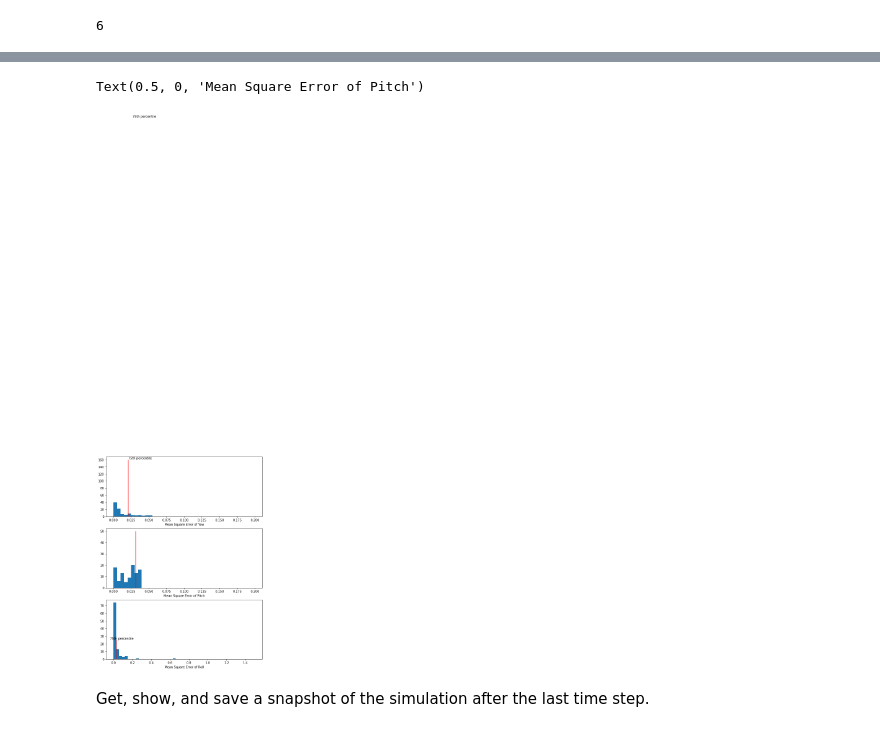
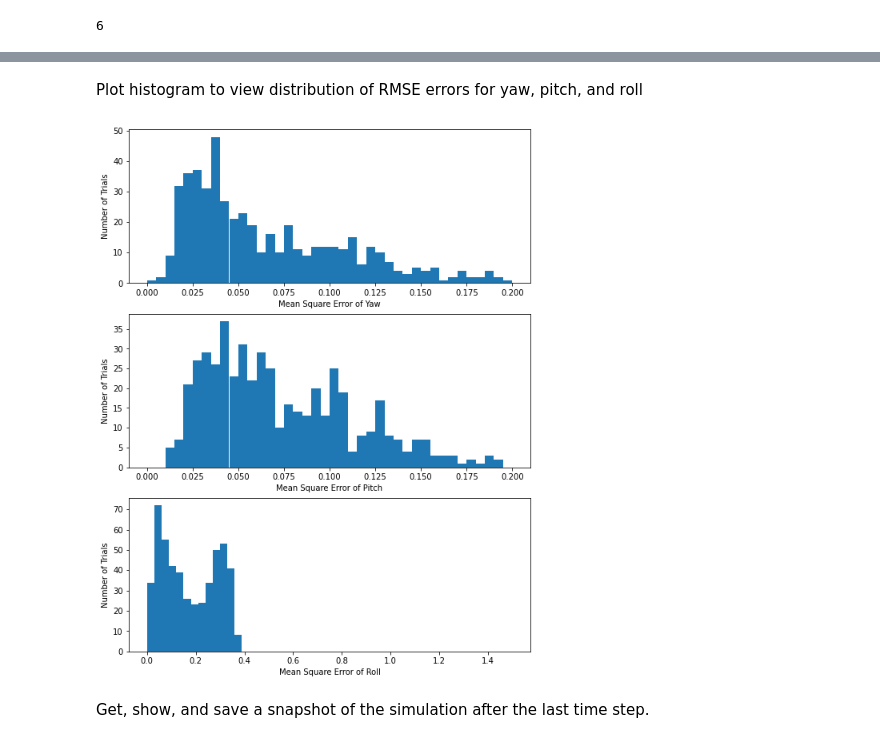
Before and after one commit to varshakrishnakumar/AE-353-Design-Project-3, a Jupyter notebook: RunSpacecraft.ipynb, the cells around one changed output, grey strips where cells are left out. Saved outputs shown, nothing was run; the diff lists cells and outputs as text; code cells hidden in the pictures.

```diff
--- a/RunSpacecraft.ipynb
+++ b/RunSpacecraft.ipynb
@@ -487,7 +565,11 @@ plt.show()
 yaws = []
 pitches = []
 rolls = []
-while len(yaws) <= 100:
+times = []
+error = np.zeros((500, 3))
+
+
+while len(yaws) <= 500:
     simulator.reset(
         orientation={
         'yaw': 0.,
@@ -511,15 +593,12 @@ while len(yaws) <= 100:
 
     data = simulator.run(
         controller,           # <-- required (an instance of your Controller class)
-        max_time=30.0,         # <-- optional (how long you want to run the simulation in seconds)
+        max_time=120.0,         # <-- optional (how long you want to run the simulation in seconds)
         data_filename=None,   # <-- optional (name of file to which you want data saved, e.g., 'my_data.json')
         video_filename=None,  # <-- optional (name of file to which you want video saved, e.g., 'my_video.mov')
         print_debug=False,    # <-- optional (whether to print debug text - this is recommended when saving video)
     )
-
-    yaw = data['yaw'][-1]
-    pitch = data['pitch'][-1]
-    roll = data['roll'][-1]
-    yaws.append(yaw)
-    pitches.append(pitch)
-    rolls.append(roll)
+    times.append(data['t'][-1])
+    yaws.append((np.sum(np.square(data['yaw'])) / len(data['yaw']))**0.5)
+    pitches.append((np.sum(np.square(data['pitch'])) / len(data['pitch']))**0.5)
+    rolls.append((np.sum(np.square(data['roll'])) / len(data['roll']))**0.5)
@@ -526,38 +633,30 @@ while len(yaws) <= 100:
+# %% [markdown]
+Plot histogram to view distribution of RMSE errors for yaw, pitch, and roll
 # %%
-error = np.zeros((100, 3))
-
-for i in range(100):
-    error[i,0] += np.mean((yaws[i])**2)
-    error[i,1] += np.mean((pitches[i])**2)
-    error[i,2] += np.mean((rolls[i])**2)
-
-yaw_error = error[:,0]
-pitch_error = error[:, 1]
-roll_error = error[:, 2]
+yaw_error = yaws
+pitch_error = pitches
+roll_error = rolls
 
 fig, (yerr,perr,rerr) = plt.subplots(3, 1, figsize=(9, 12), sharex=False)
 
-q_75_r = np.quantile(roll_error, 0.75)
-q_75_p = np.quantile(pitch_error, 0.75)
-q_75_y = np.quantile(yaw_error, 0.75)
+q_75_roll = np.quantile(roll_error, 0.75)
+q_75_pitch = np.quantile(pitch_error, 0.75)
+q_75_yaw  = np.quantile(yaw_error, 0.75)
 
 yerr.hist(yaw_error,bins=40, range=(0,0.2))
-yerr.text(q_75_y, 160+2, "75th percentile")
-yerr.vlines(q_75_y, 0, 160, 'r')
 yerr.set_xlabel("Mean Square Error of Yaw")
+yerr.set_ylabel("Number of Trials")
 
-rerr.vlines(q_75_r, 0, 25, "r")
-rerr.text(q_75_r - 0.07, 25+0.5, "75th percentile")
 rerr.hist(roll_error, bins=50, range=(0,1.5))
 rerr.set_xlabel("Mean Square Error of Roll")
+rerr.set_ylabel("Number of Trials")
 
 perr.hist(pitch_error,bins=40, range=(0,0.2))
-perr.text(q_75_p-0.004, 415, "75th percentile")
-perr.vlines(q_75_p, 0, 50, 'r')
 perr.set_xlabel("Mean Square Error of Pitch")
+perr.set_ylabel("Number of Trials")
+fig.savefig('rmse.png', transparent = False, facecolor = 'White')
 # %% [output]
-Text(0.5, 0, 'Mean Square Error of Pitch')
-[figure, old version]
+[figure, new version]
 # %% [markdown]
 Get, show, and save a snapshot of the simulation after the last time step.
 # %%
```
Also changed, not shown: parts of 69 cells of this notebook, 6 other files.
